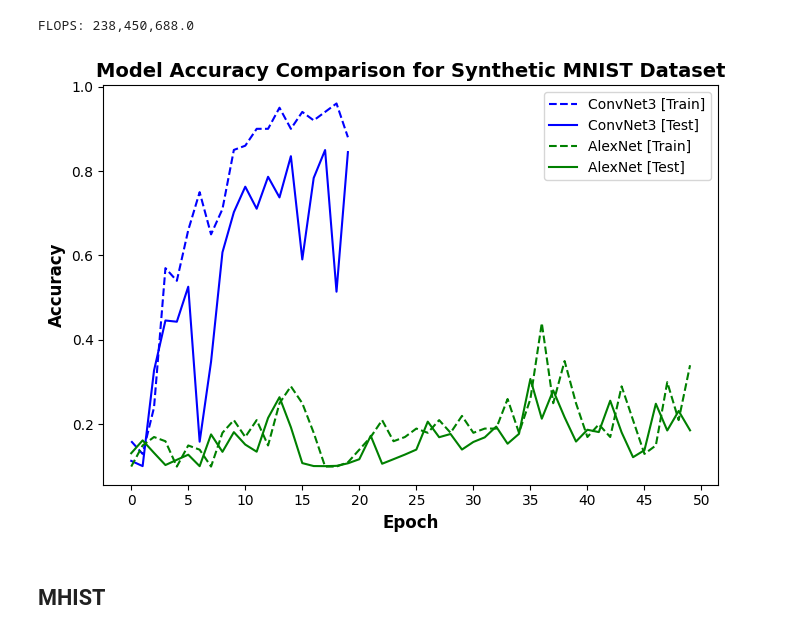
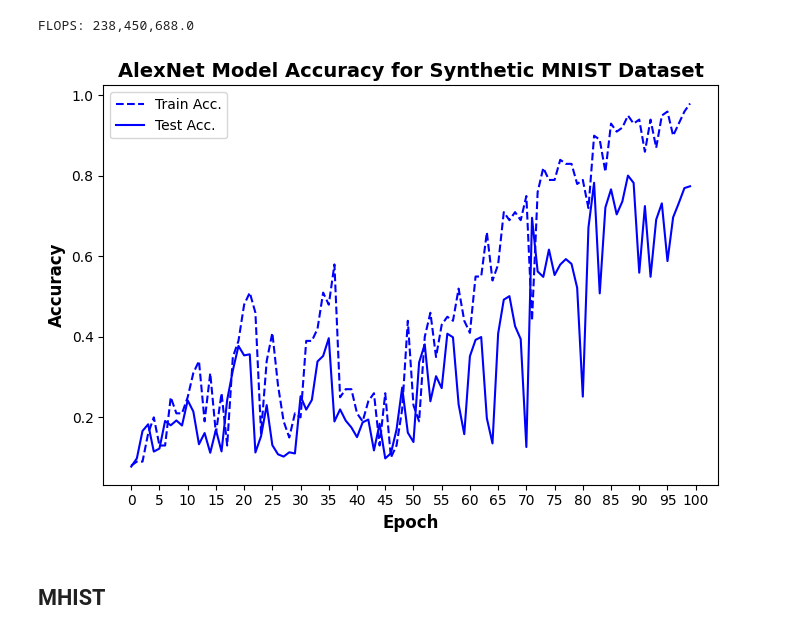
Before and after one commit to Swapnil949/ECE1512_2024F_ProjectRepo_SwapnilPatel, a Jupyter notebook: project_A/src/task1.ipynb, the cells around one changed output. Saved outputs shown, nothing was run; the diff lists cells and outputs as text; code cells hidden in the pictures.

Commit message:
mnist complete

```diff
--- a/project_A/src/task1.ipynb
+++ b/project_A/src/task1.ipynb
@@ -1956,7 +2063,7 @@ AlexNet(
 )
 # %%
 syn_dataset, channel, num_classes, im_size, dataloader = get_syn_dataset('MNIST_real_res.pt')
-n_epochs = 50
+n_epochs = 100
 lr = 0.01
 criterion = nn.CrossEntropyLoss().to(device)
 optimizer = torch.optim.SGD(alex_net.parameters(), lr=lr)
@@ -2006,20 +2113,20 @@ FLOPS: 238,450,688.0
 # %%
 plt.figure(figsize=(7, 5))  # Set figure size
 
-# Plotting with different line styles for train (dashed) and test (solid) data
-plt.plot(ConvNet3Syn_train_acc, label="ConvNet3 [Train]", linestyle='--', color='b')  # Dashed line for training
-plt.plot(ConvNet3Syn_test_acc, label="ConvNet3 [Test]", linestyle='-', color='b')    # Solid line for testing
-plt.plot(alex_net_train_acc, label="AlexNet [Train]", linestyle='--', color='g')  # Dashed line for training
-plt.plot(alex_net_test_acc, label="AlexNet [Test]", linestyle='-', color='g')    # Solid line for testing
+# plot AlexNet accuracy results
+plt.plot(alex_net_train_acc, label="Train Acc.", linestyle='--', color='b')  # Dashed line for training
+plt.plot(alex_net_test_acc, label="Test Acc.", linestyle='-', color='b')    # Solid line for testing
+
 plt.grid(False)
 plt.xticks(np.arange(0, n_epochs+1, 5))
 plt.xlabel("Epoch", fontsize=12, fontweight='bold')
 plt.ylabel("Accuracy", fontsize=12, fontweight='bold')
-plt.title("Model Accuracy Comparison for Synthetic MNIST Dataset", fontsize=14, fontweight='bold')
+plt.title("AlexNet Model Accuracy for Synthetic MNIST Dataset", fontsize=14, fontweight='bold')
 plt.legend(loc='best', fontsize=10)
 plt.tight_layout()
+plt.savefig(figures_dir + "mnist_alex_acc.png", dpi=300)
 # %% [output]
-[figure, old version]
+[figure, new version]
 # %% [markdown]
 ## MHIST
 # %%
```
Also changed, not shown: parts of 28 cells of this notebook, 12 other files.
